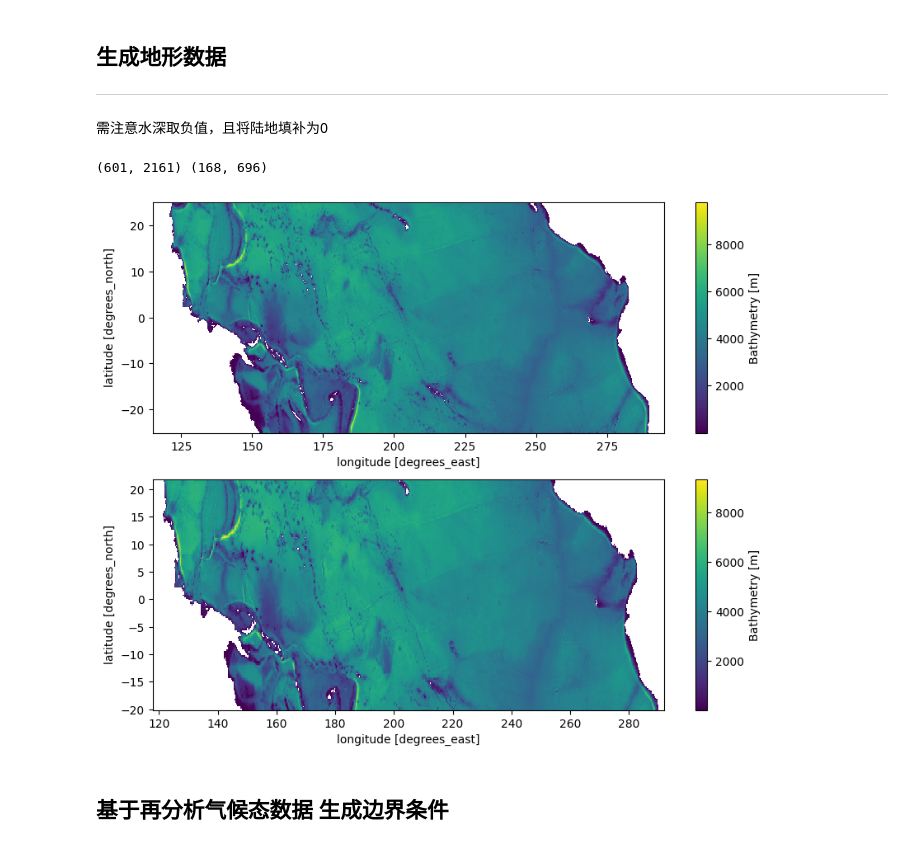
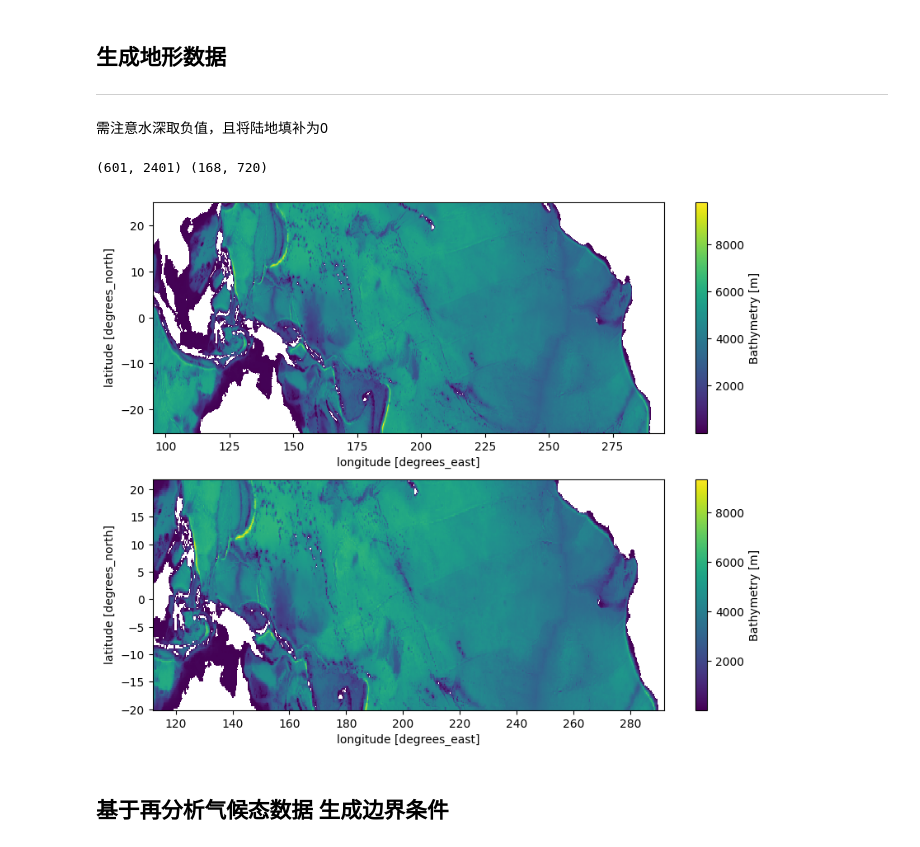
Before and after one commit to FattyZH/eqp-dlfv-mitgcm-era5, a Jupyter notebook: script/gendata_Hydrog.ipynb, the cells around one changed output. Cells and saved outputs as stored; diff of their text form; code cells hidden in the pictures.

```diff
--- a/script/gendata_Hydrog.ipynb
+++ b/script/gendata_Hydrog.ipynb
@@ -5,16 +5,16 @@ import numpy as np
 import xarray as xr
 from ocean_utils import *
 
-xrg = 174
+xrg = 180
 yrg = 42
 dx = 1/4     # grid spacing in x (degrees longitude)
 dy = 1/4     # grid spacing in y (degrees latitude)
-nz = 28    # gridpoints in z
+nz = 29    # gridpoints in z
 nx, ny = int(xrg//dx), int(yrg//dy)   # gridpoints in x
 
 print('Nx,Ny,Nz=',nx,ny,nz)
 
-x0 = 118     # origin in x,y for ocean domain
+x0 = 112     # origin in x,y for ocean domain
 y0 = -20    # (i.e. southwestern corner of ocean domain)
 x1 = x0 + (nx-1)*dx    # origin in x,y for ocean domain
 y1 = y0 + (ny-1)*dy    # (i.e. southwestern corner of ocean domain)
@@ -73,7 +73,7 @@ import matplotlib.pyplot as plt
 import heapq
 import numpy as np
 
-xll,xrr = 115,295
+xll,xrr = 95,295
 yd,yu = -25,25
 pts_l = [[121.51,yu],[143,yd]]
 pts_r = [[260,yu],[290,yd]]
@@ -92,37 +92,39 @@ ind_r = list(zip(row,col))
 wm = ho.values.copy()
 wm+=100
 wm[np.isnan(wm)] = 0
 wm += 200
 
 path_l,_ = astar_2d(wm,*ind_l)
 path_r,_ = astar_2d(wm,*ind_r)
 
 # 根据路径设置水深为np.nan
 h_arr = ho.values.copy()
-for r, c in path_l:
-    h_arr[r, c] = np.nan
+# 西侧覆盖
+# for r, c in path_l:
+#     h_arr[r, c] = np.nan
+# 东侧覆盖
 for r, c in path_r:
     h_arr[r, c] = np.nan
 mask_ho = ~largest_connected_region(~np.isnan(h_arr))
 ho.values[mask_ho] = np.nan
 ho.values = gsmooth2d(ho.values,sigma=inc/3, norm=False)
 h = ho.loc[y0:y1:inc,x0:x1:inc]
 
 plt.figure(figsize=(10,8))
 plt.subplot(211)
 ho.plot()
 # 可视化结果
 plt.subplot(212)
 h.plot()
 
 h = h.values.copy()
 h[np.isnan(h)] = 0
 h = -h
 print(ho.shape,h.shape)
 writebin(opath+'bathy.bin',h)
 # %% [output]
-(601, 2161) (168, 696)
+(601, 2401) (168, 720)
-[figure, old version]
+[figure, new version]
 # %% [markdown]
 ## 基于再分析气候态数据 生成边界条件
 # %% [markdown]
```
Also changed, not shown: parts of 6 cells of this notebook, 6 other files.
